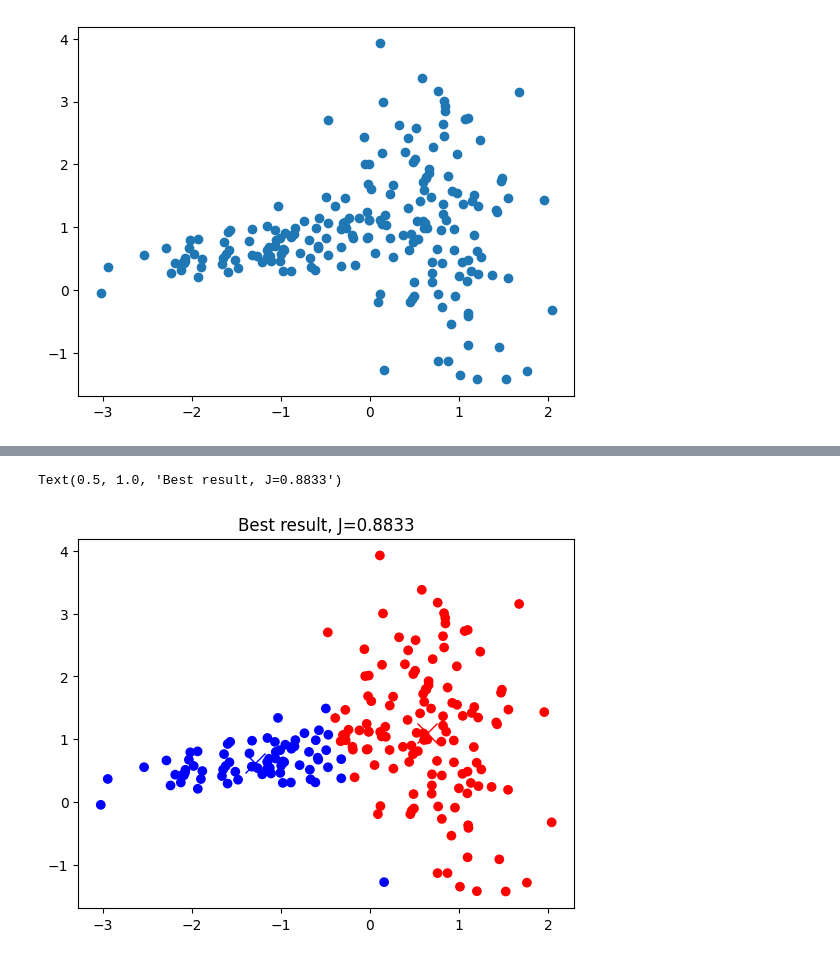
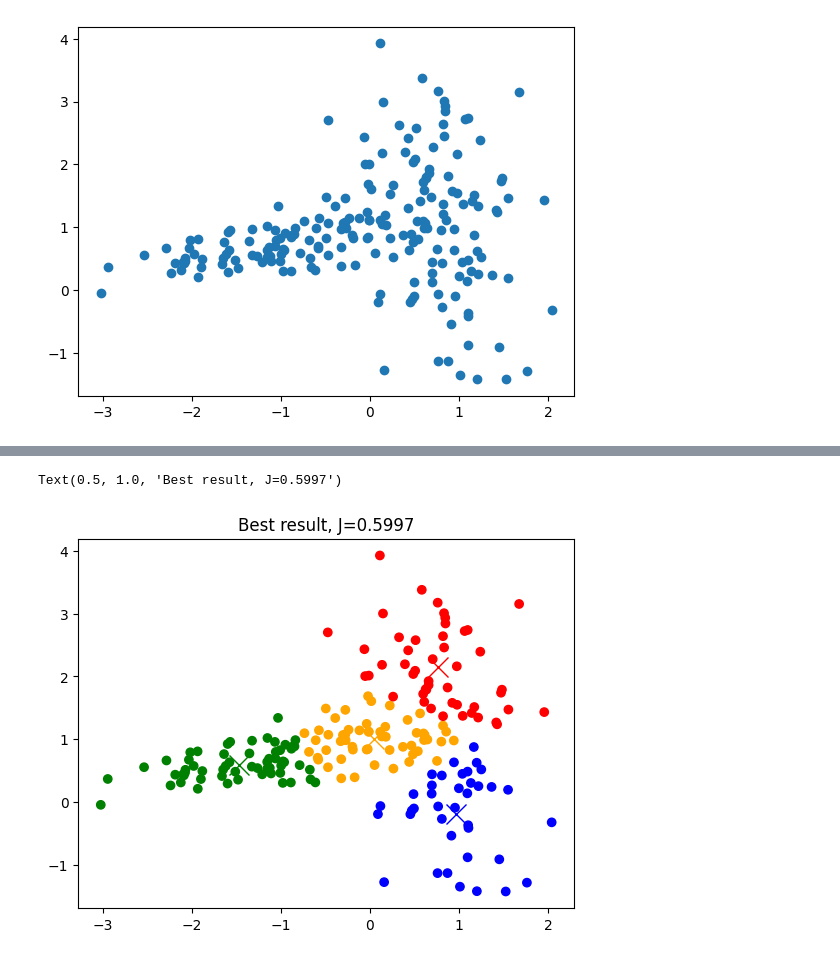
Before and after one commit to muteshadow/data-science-technical-task, a Jupyter notebook: hometask9/hometask9.ipynb, the cells around one changed output, grey strips where cells are left out. Cells and saved outputs as stored; diff of their text form; code cells hidden in the pictures.

```diff
--- a/hometask9/hometask9.ipynb
+++ b/hometask9/hometask9.ipynb
@@ -25,7 +25,7 @@ def init_centroids(k, points):
     indices = np.random.choice(len(points), k, replace=False)
     return points[indices]
 
-k = 2
+k = 4
 centroids = init_centroids(k, points)
 
 plt.figure()
@@ -100,7 +100,7 @@ from IPython.display import Image, display
 
 mpl.rcParams['animation.embed_limit'] = 50.0
 fig, ax = plt.subplots()
-centroids = init_centroids(2, points)
+centroids = init_centroids(4, points)
 J_hist = []
 
 def update(frame):
@@ -146,27 +146,27 @@ Text(0.5, 1.0, 'Convergence of K-means')
 # %%
 best = None
 
 for _ in range(100):
-    centroids = init_centroids(2, points)
+    centroids = init_centroids(4, points)
 
     for _ in range(20):
         closest = compute_closest(points, centroids)
         centroids = compute_means(points, centroids, closest)
 
     cost = J(points, centroids, closest)
 
     if best is None or cost < best[2]:
         best = (centroids, closest, cost)
 
 best_centroids, best_labels, best_cost = best
 
 plt.figure()
 plt.scatter(points[:,0], points[:,1], c=colors[best_labels])
 
 for i, c in enumerate(best_centroids):
     plt.plot(c[0], c[1], 'x', color=colors[i], markersize=14)
 
 plt.title(f"Best result, J={best_cost:.4f}")
 # %% [output]
-Text(0.5, 1.0, 'Best result, J=0.8833')
+Text(0.5, 1.0, 'Best result, J=0.5997')
-[figure, old version]
+[figure, new version]
```
Also changed, not shown: parts of 6 cells of this notebook, 1 other file.
